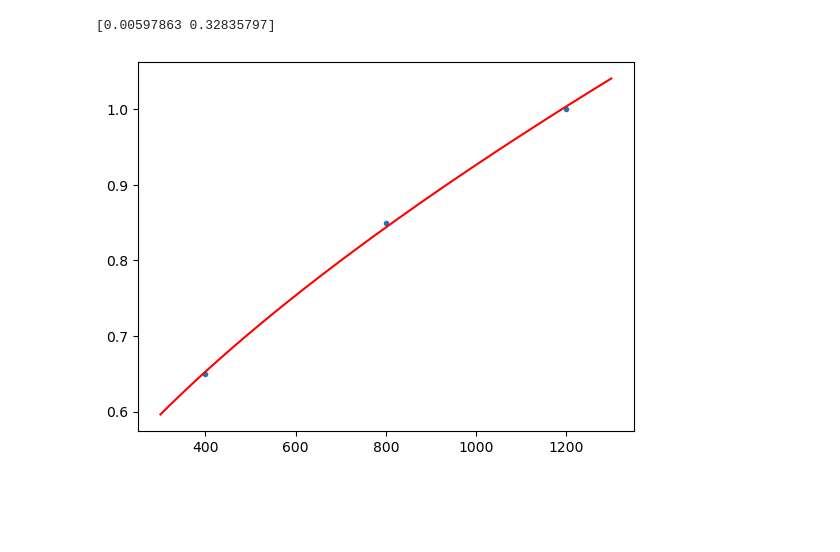
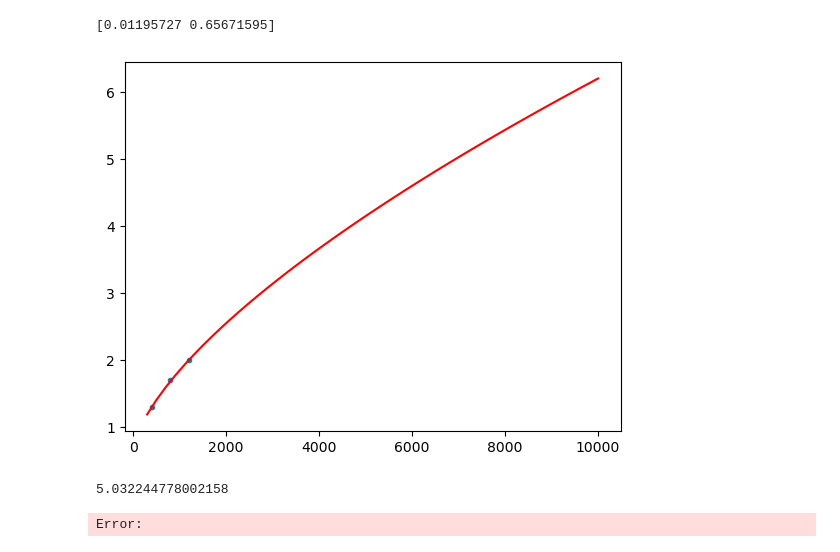
Before and after one commit to peanutflavorbean/CAPP, a Jupyter notebook: copper_resistance.ipynb, the cells around one changed output. Saved outputs shown, nothing was run; the diff lists cells and outputs as text; code cells hidden in the pictures; blank space fills up the shorter version.

```diff
--- a/copper_resistance.ipynb
+++ b/copper_resistance.ipynb
@@ -7,17 +7,19 @@ import pandas as pd
 import math
 
 freq = [400,800,1200] #MHz
-res = [0.65,0.85,1.0] #mOhm
+res = [1.3,1.7,2.0] #mOhm
 # %%
 def func(x,a,b):
    return a*x**(2/3)+b
 popt,pcov = curve_fit(func,freq,res)
 print(popt)
 plt.scatter(freq,res,marker='.')
-x=np.linspace(300,1300)
+x=np.linspace(300,10000)
 plt.plot(x,func(x,*popt),color='red')
 plt.show()
 print(func(7000,*popt))
 # %% [output]
-[0.00597863 0.32835797]
+[0.01195727 0.65671595]
-[figure, old version]
+[figure, new version]
+5.032244778002158
+Error:
```
Also changed, not shown: 6 other files.
